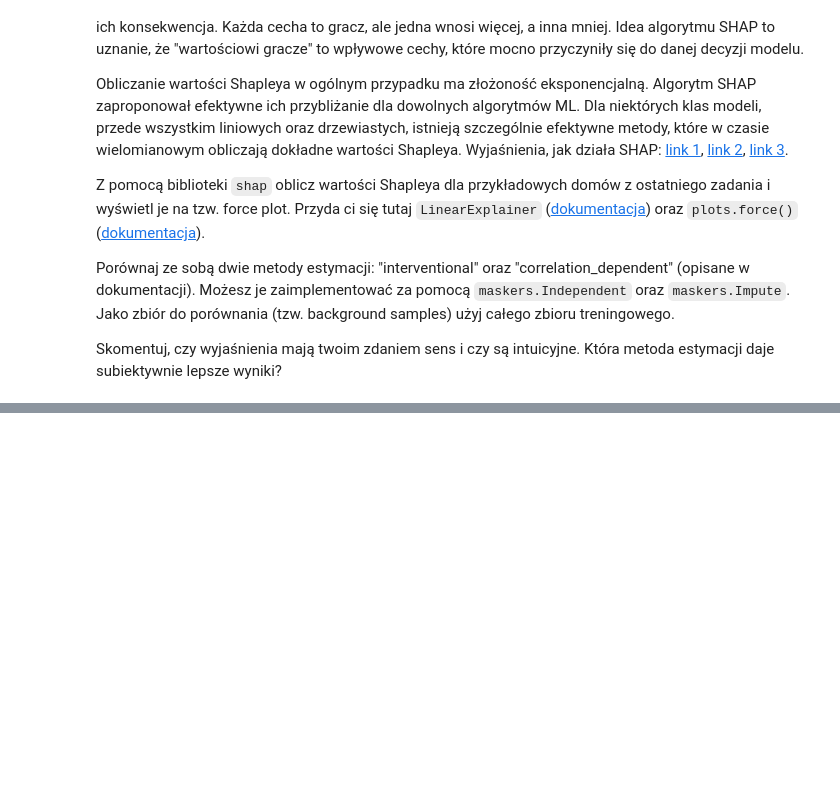
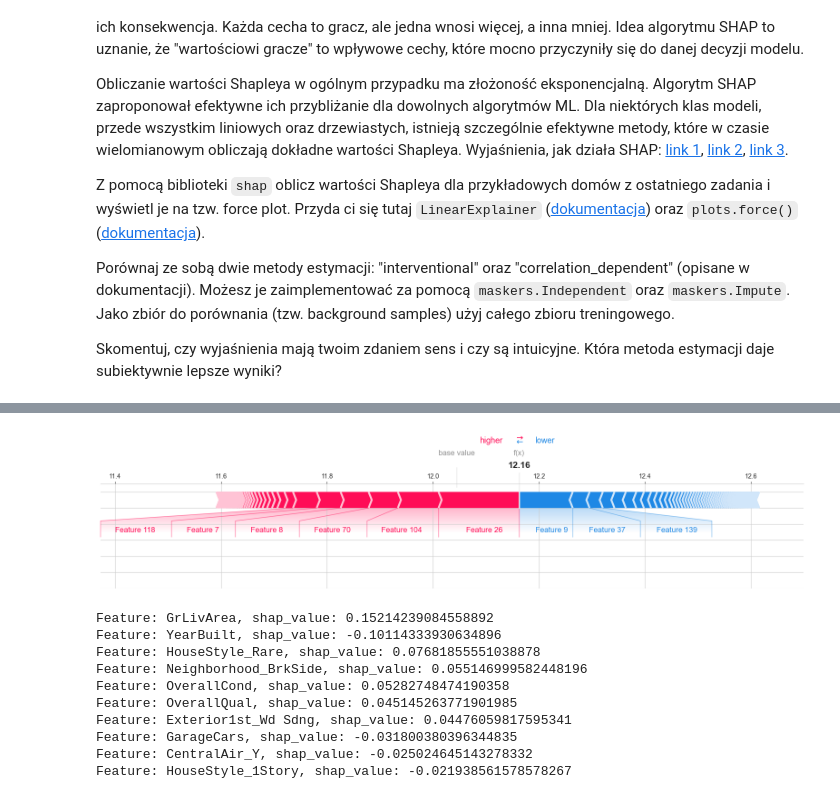
Before and after one commit to Spontaniczny/basics-of-machine-learning, a Jupyter notebook: lab1/notebook.ipynb, the cells around one changed output, grey strips where cells are left out. Saved outputs shown, nothing was run; the diff lists cells and outputs as text; code cells hidden in the pictures; blank space fills up the shorter version.

```diff
--- a/lab1/notebook.ipynb
+++ b/lab1/notebook.ipynb
@@ -941,0 +1047,14 @@ Skomentuj, czy wyjaśnienia mają twoim zdaniem sens i czy są intuicyjne. Któr
+# %%
+plot_shap_values(interventional_explainer, expensive_house)
+# %% [output]
+[figure, added]
+Feature: GrLivArea, shap_value: 0.15214239084558892
+Feature: YearBuilt, shap_value: -0.10114333930634896
+Feature: HouseStyle_Rare, shap_value: 0.07681855551038878
+Feature: Neighborhood_BrkSide, shap_value: 0.055146999582448196
+Feature: OverallCond, shap_value: 0.05282748474190358
+Feature: OverallQual, shap_value: 0.045145263771901985
+Feature: Exterior1st_Wd Sdng, shap_value: 0.04476059817595341
+Feature: GarageCars, shap_value: -0.031800380396344835
+Feature: CentralAir_Y, shap_value: -0.025024645143278332
+Feature: HouseStyle_1Story, shap_value: -0.021938561578578267
```
Also changed, not shown: parts of 19 cells of this notebook.
